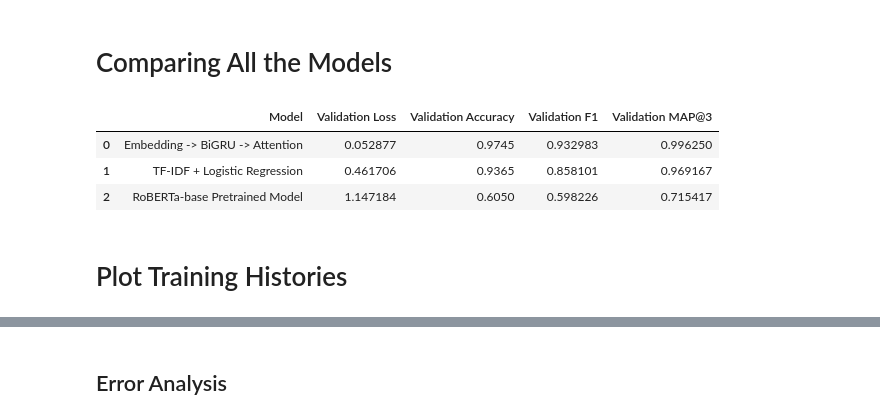
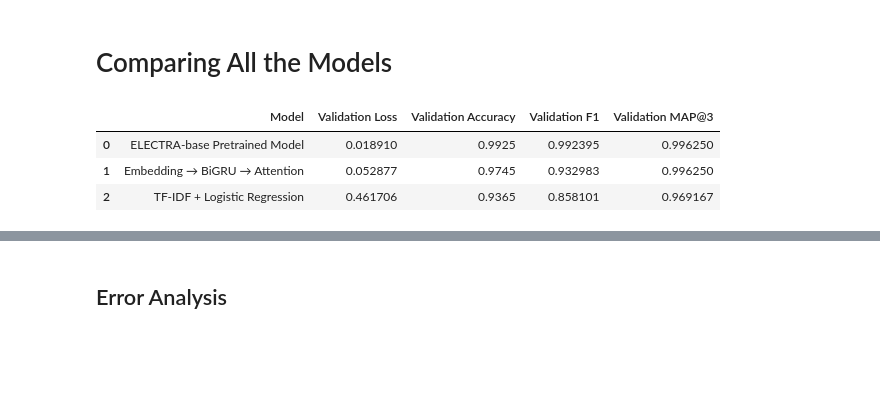
Before and after one commit to Hariom9991/dl-24f1000881-notebook-t22026, a Jupyter notebook: kaggle_notebook.ipynb, the cells around one changed output, grey strips where cells are left out. Saved outputs shown, nothing was run; the diff lists cells and outputs as text; code cells hidden in the pictures; blank space fills up the shorter version.

```diff
--- a/kaggle_notebook.ipynb
+++ b/kaggle_notebook.ipynb
@@ -114,11 +115,14 @@ HIDDEN_DIM = 128
 DROPOUT = 0.3
 
 
-MC_MODEL_NAME = "roberta-base"
-MAX_LEN_TRANSFORMER = 256
-BATCH_SIZE_TRANSFORMER = 4
-TRANSFORMER_EPOCHS = 2
-TRANSFORMER_LR = 2e-5
+MC_MODEL_NAME = "google/electra-base-discriminator"
+MAX_LEN = 256
+TRAIN_BATCH_SIZE = 4
+VALID_BATCH_SIZE = 4
+EPOCHS = 3
+LEARNING_RATE = 2e-5
+WEIGHT_DECAY = 0.01
+MAX_GRAD_NORM = 1.0
 DEVICE = torch.device("cuda" if torch.cuda.is_available() else "cpu")
 def set_seed(seed=42):
     random.seed(seed)
@@ -495,13 +499,13 @@ def compute_binary_metrics(y_true, y_prob, threshold=0.5):
         "loss": log_loss(y_true, y_prob, labels=[0, 1])
     }
 
-def softmax_numpy(x):
+def stable_softmax(x):
     x = x - np.max(x, axis=1, keepdims=True)
     exp_x = np.exp(x)
     return exp_x / np.sum(exp_x, axis=1, keepdims=True)
 
 def compute_multiclass_metrics(y_true, logits):
-    probs = softmax_numpy(logits)
+    probs = stable_softmax(logits)
     y_pred = np.argmax(probs, axis=1)
 
     metrics = {
@@ -1427,43 +1542,39 @@ wandb: Find logs at: ./wandb/run-20260706_162930-oe5arbp3/logs
 # %% [markdown]
 # Comparing All the Models
 # %%
-# # Final Model Comparison
-
 results = [
     {
         "Model": "TF-IDF + Logistic Regression",
         "Validation Loss": lr_binary_metrics["loss"],
         "Validation Accuracy": lr_binary_metrics["accuracy"],
         "Validation F1": lr_binary_metrics["f1"],
         "Validation MAP@3": lr_map3
     },
     {
-        "Model": "Embedding -> BiGRU -> Attention",
-        "Validation Loss": best_scratch_row['val_loss'],
-        "Validation Accuracy": best_scratch_row['val_accuracy'],
-        "Validation F1": best_scratch_row['val_f1'],
-        "Validation MAP@3": best_scratch_row['val_map3']
+        "Model": "Embedding → BiGRU → Attention",
+        "Validation Loss": best_scratch_row["val_loss"],
+        "Validation Accuracy": best_scratch_row["val_accuracy"],
+        "Validation F1": best_scratch_row["val_f1"],
+        "Validation MAP@3": best_scratch_row["val_map3"]
     },
     {
-        "Model": "RoBERTa-base Pretrained Model",
-        "Validation Loss": mc_loss,
-        "Validation Accuracy": mc_accuracy,
-        "Validation F1": mc_f1,
-        "Validation MAP@3": mc_map3
+        "Model": "ELECTRA-base Pretrained Model",
+        "Validation Loss": best_row["val_loss"],
+        "Validation Accuracy": best_row["val_accuracy"],
+        "Validation F1": best_row["val_f1"],
+        "Validation MAP@3": best_row["val_map3"]
     }
 ]
 
 results_df = (
     pd.DataFrame(results)
-      .sort_values("Validation MAP@3", ascending=False)
+      .sort_values(by=["Validation MAP@3", "Validation Loss"], ascending=[False, True])
       .reset_index(drop=True)
 )
 
 display(results_df)
 # %% [output]
 |  | Model | Validation Loss | Validation Accuracy | Validation F1 | Validation MAP@3 |
-| 0 | Embedding -> BiGRU -> Attention | 0.052877 | 0.9745 | 0.932983 | 0.996250 |
-| 1 | TF-IDF + Logistic Regression | 0.461706 | 0.9365 | 0.858101 | 0.969167 |
-| 2 | RoBERTa-base Pretrained Model | 1.147184 | 0.6050 | 0.598226 | 0.715417 |
+| 0 | ELECTRA-base Pretrained Model | 0.018910 | 0.9925 | 0.992395 | 0.996250 |
+| 1 | Embedding → BiGRU → Attention | 0.052877 | 0.9745 | 0.932983 | 0.996250 |
+| 2 | TF-IDF + Logistic Regression | 0.461706 | 0.9365 | 0.858101 | 0.969167 |
-# %% [markdown]
-# Plot Training Histories
```
Also changed, not shown: parts of 19 cells of this notebook.
